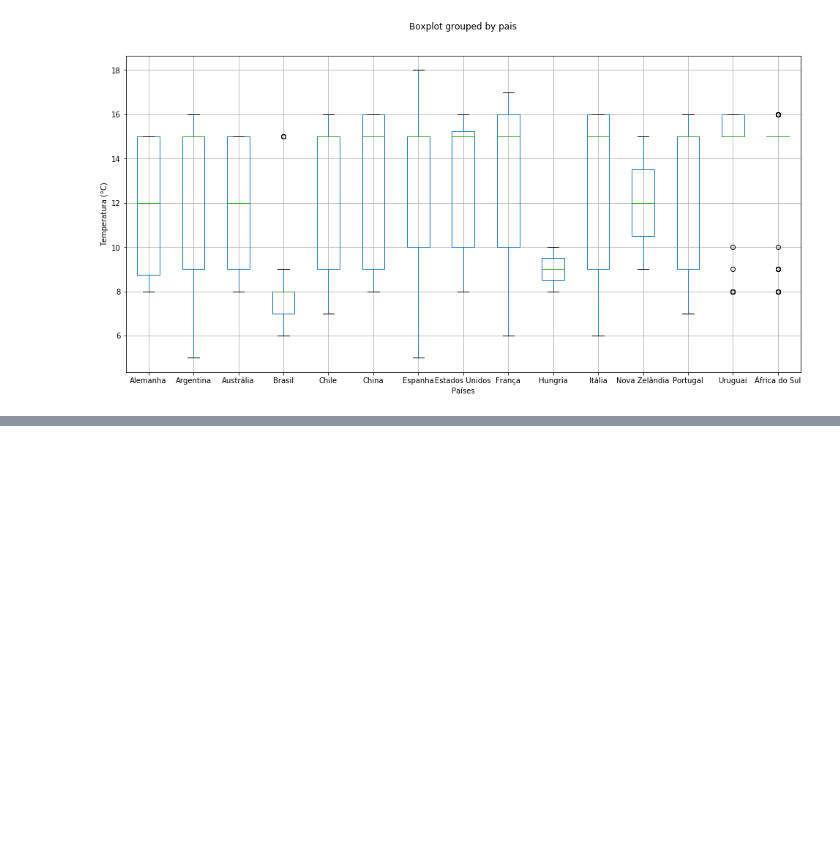
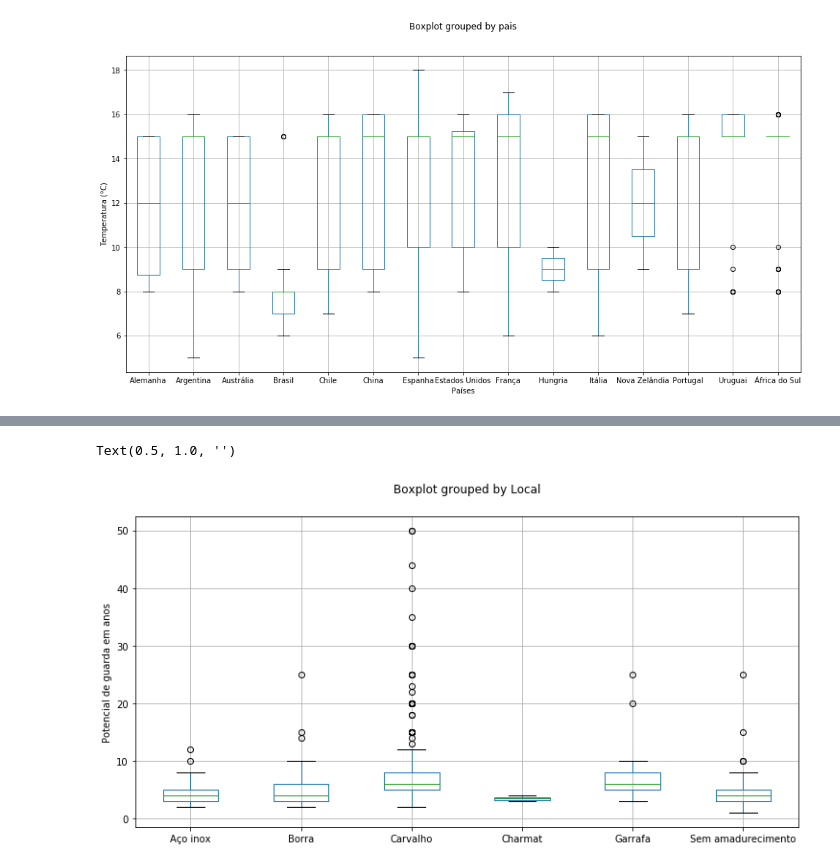
Before and after one commit to andluizsouza/ExE-projects, a Jupyter notebook: WineCase/Wine_EDA.ipynb, the cells around one changed output, grey strips where cells are left out. Cells and saved outputs as stored; diff of their text form; code cells hidden in the pictures; blank space fills up the shorter version.

```diff
--- a/WineCase/Wine_EDA.ipynb
+++ b/WineCase/Wine_EDA.ipynb
@@ -1356,0 +1394,25 @@ Text(0.5, 1.0, '')
+# %%
+local_df = pd.DataFrame(index=ficha_df.index)
+local_df['Local'] = 'Sem amadurecimento'
+local_df['Potencial'] = pd.Series(np.zeros(len(local_df)))
+
+for i in ficha_df.index:
+    local = ficha_df['amadurecimento'][i]
+    if (local.find('barrica') > 0) | (local.find('barril') > 0) | (local.find('carvalho') > 0):
+        if (local.find('Sem') < 0):
+            local_df['Local'][i] = 'Carvalho'
+    if local.find('aço inox') > 0 | local.find('tanque') > 0 :
+        if (local.find('Sem') < 0):
+            local_df['Local'][i] = 'Aço inox'
+    if local.find('garrafa') > 0:
+        if (local.find('Sem') < 0):
+            local_df['Local'][i] = 'Garrafa'
+    if local.find('borra') > 0:
+        if (local.find('Sem') < 0):
+            local_df['Local'][i] = 'Borra'
+    if (local.find('charmat')) > 0 | (local.find('Charmat') > 0):
+        if local.find('Sem') < 0:
+            local_df['Local'][i] = 'Charmat'
+
+local_df['Potencial'] = ficha_df['potencial_de_guarda_anos'].copy()
+local_df.head(10)
@@ -1356,0 +1471,8 @@ Text(0.5, 1.0, '')
+# %%
+local_df.boxplot(['Potencial'], by=['Local'], figsize=(12,6), fontsize=10)
+plt.xlabel(None)
+plt.ylabel('Potencial de guarda em anos')
+plt.title('')
+# %% [output]
+Text(0.5, 1.0, '')
+[figure, added]
```
Also changed, not shown: parts of 36 cells of this notebook, 9 other files.
